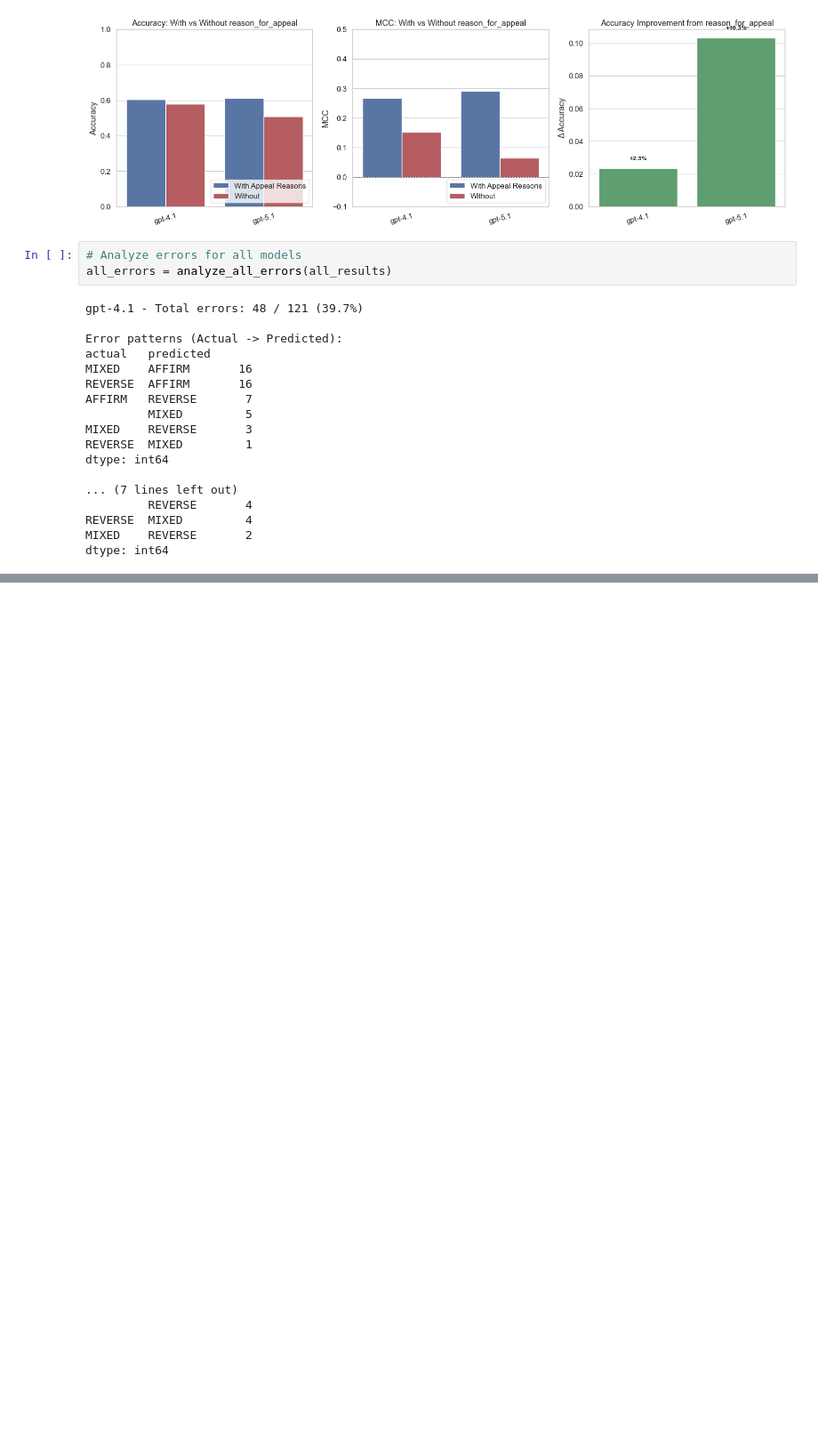
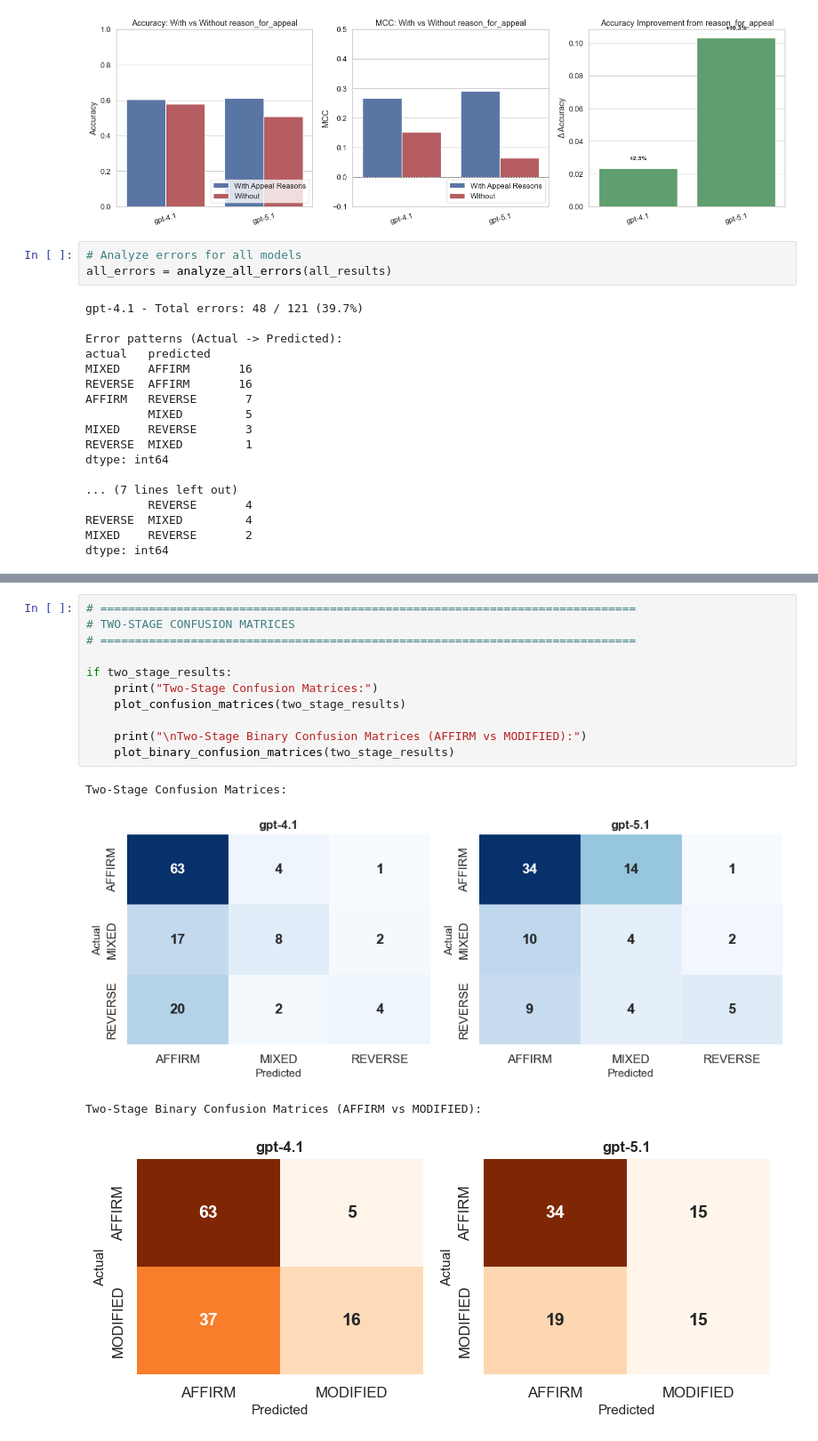
Before and after one commit to ShreyasG101/appeals-ljp, a Jupyter notebook: ljp.ipynb, the cells around one changed output, grey strips where cells are left out. Shown at 89% size. Saved outputs shown, nothing was run; the diff lists cells and outputs as text; blank space fills up the shorter version.

```diff
--- a/ljp.ipynb
+++ b/ljp.ipynb
@@ -1488,0 +1929,16 @@ dtype: int64
+# %%
+# =============================================================================
+# TWO-STAGE CONFUSION MATRICES
+# =============================================================================
+
+if two_stage_results:
+    print("Two-Stage Confusion Matrices:")
+    plot_confusion_matrices(two_stage_results)
+
+    print("\nTwo-Stage Binary Confusion Matrices (AFFIRM vs MODIFIED):")
+    plot_binary_confusion_matrices(two_stage_results)
+# %% [output]
+Two-Stage Confusion Matrices:
+[figure, added]
+Two-Stage Binary Confusion Matrices (AFFIRM vs MODIFIED):
+[figure, added]
```
Also changed, not shown: parts of 15 cells of this notebook, 8 other files.
